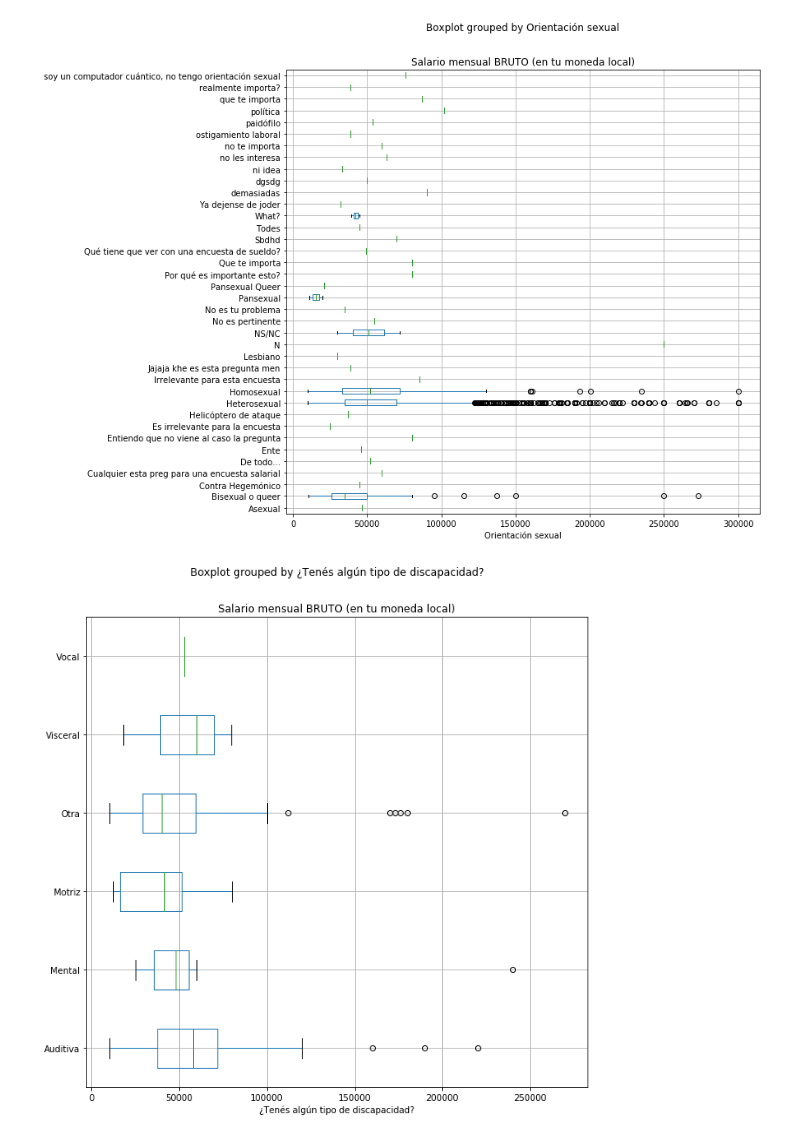
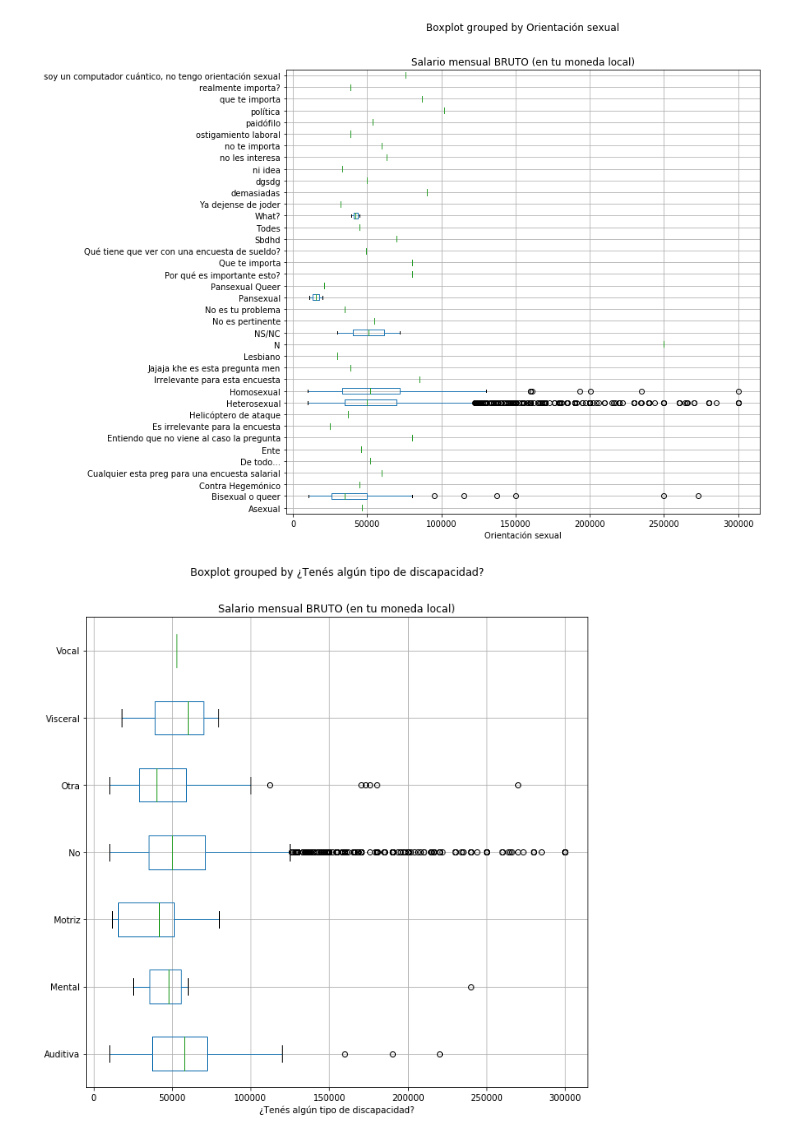
Before and after one commit to seppo0010/sysarmy-sueldos-2019.1, a Jupyter notebook: notebook/Sysarmy - Predicción de sueldos - 2019.1.ipynb, the cells around one changed output. Cells and saved outputs as stored; diff of their text form; code cells hidden in the pictures.

```diff
--- a/notebook/Sysarmy - Predicción de sueldos - 2019.1.ipynb
+++ b/notebook/Sysarmy - Predicción de sueldos - 2019.1.ipynb
@@ -787,6 +810,8 @@ df.boxplot('Salario mensual BRUTO (en tu moneda local)', 'Orientación sexual',
 # %% [output]
 [figure]
 # %%
-df.boxplot('Salario mensual BRUTO (en tu moneda local)', '¿Tenés algún tipo de discapacidad?', vert=False, figsize=(10, 10));
+df_copy = df
+df_copy['¿Tenés algún tipo de discapacidad?'] = df_copy['¿Tenés algún tipo de discapacidad?'].fillna('No')
+df_copy.boxplot('Salario mensual BRUTO (en tu moneda local)', '¿Tenés algún tipo de discapacidad?', vert=False, figsize=(10, 10));
 # %% [output]
-[figure, old version]
+[figure, new version]
```
Also changed, not shown: parts of 23 cells of this notebook.
